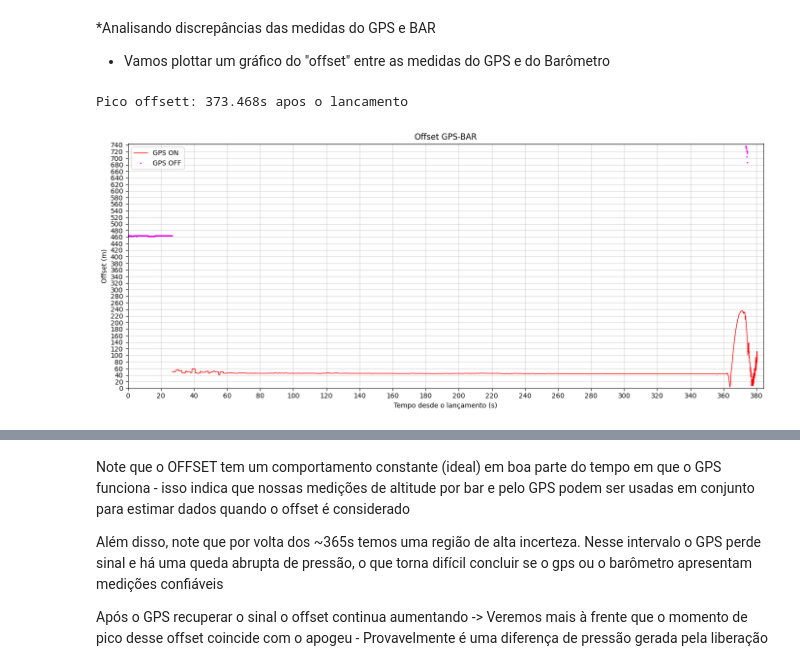
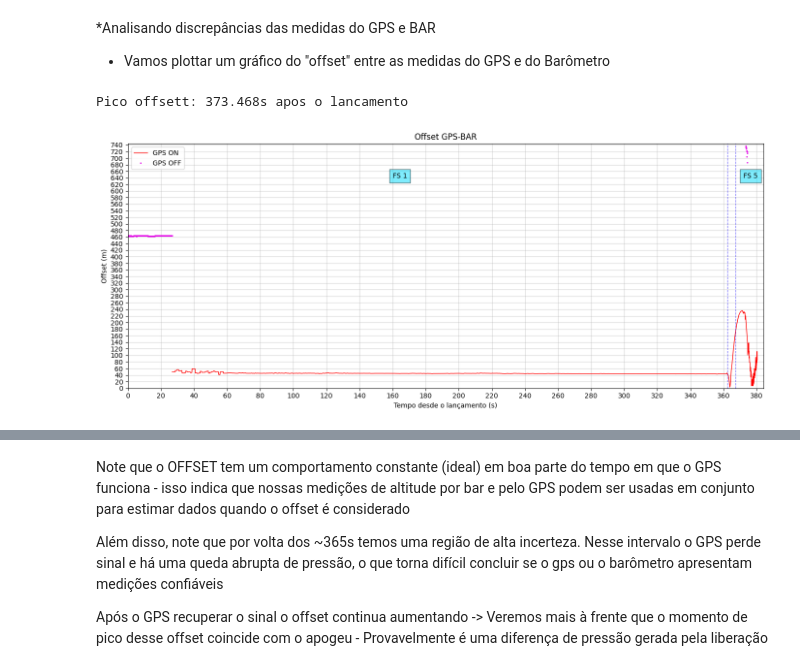
Before and after one commit to EnzoBat17/Analise-de-Dados-NASHIRA---EPTA, a Jupyter notebook: Analise de Dados NASHIRA.ipynb, the cells around one changed output, grey strips where cells are left out. Saved outputs shown, nothing was run; the diff lists cells and outputs as text; code cells hidden in the pictures.

Commit message:
adicionado separacao por flight_state no grafico de offset

```diff
--- a/Analise de Dados NASHIRA.ipynb
+++ b/Analise de Dados NASHIRA.ipynb
@@ -210,31 +234,44 @@ if n_filtros != n_total:
 
 #Plot do Offset
 plt.plot(df_gps_on["time_interval"], df_gps_on["offset"],color ="r", linestyle="-", linewidth = 1, label = "GPS ON")
 
 #Plot dos pontos com GPS off
 plt.plot(df_gps_off["time_interval"], df_gps_off["offset"], 's',  color ="#E400E8", label="GPS OFF", markersize=1, alpha= 1)
 
+#Separação por flight_state
+state1_fim = ((df["flight_state"].eq(2)).idxmax()) - 1
+state3_fim = ((df["flight_state"].eq(5)).idxmax()) - 1
 
+
+plt.axvline(x=(df["time_interval"].iloc[state1_fim])/1000, color="#1100FD9C", linewidth = 0.9, linestyle = "--")
+plt.axvline(x=(df["time_interval"].iloc[state3_fim])/1000, color="#1100FD9C", linewidth = 0.9, linestyle = "--")
+
+
+plt.text(160, 640, 'FS 1',
+        bbox={'facecolor': '#00DBFD9C', 'alpha': 0.5, 'pad': 5})
+
+plt.text(372, 640, 'FS 5',
+        bbox={'facecolor': "#00DBFD9C", 'alpha': 0.5, 'pad': 5})
 #Ajusta o eixo x
 plt.xlim(-0.01*df_offset["time_interval"].min(), 1.01*df_offset["time_interval"].max())
 plt.gca().xaxis.set_major_locator(ticker.MaxNLocator(20)) #O num de valores nos eixos foi decidido de forma à deixarclaro identificação do valor mais alto nele
 
 #Ajusta o eixo y
 plt.ylim(-0.01*df_offset["offset"].min(), 1.01*df_offset["offset"].max())
 plt.gca().yaxis.set_major_locator(ticker.MaxNLocator(46))
 
 
 plt.title("Offset GPS-BAR")
 plt.xlabel("Tempo desde o lançamento (s)")
 plt.ylabel("Offset (m)")
 
 plt.legend()
 plt.grid(True, alpha=0.5)
 plt.tight_layout()
 
 id_pico_offsett = df_offset["offset"].idxmax()
 print(f"Pico offsett: {df_offset["time_interval"].iloc[id_pico_offsett]}s apos o lancamento")
 plt.show()
 # %% [output]
 Pico offsett: 373.468s apos o lancamento
-[figure, old version]
+[figure, new version]
```
Also changed, not shown: parts of 7 cells of this notebook.
